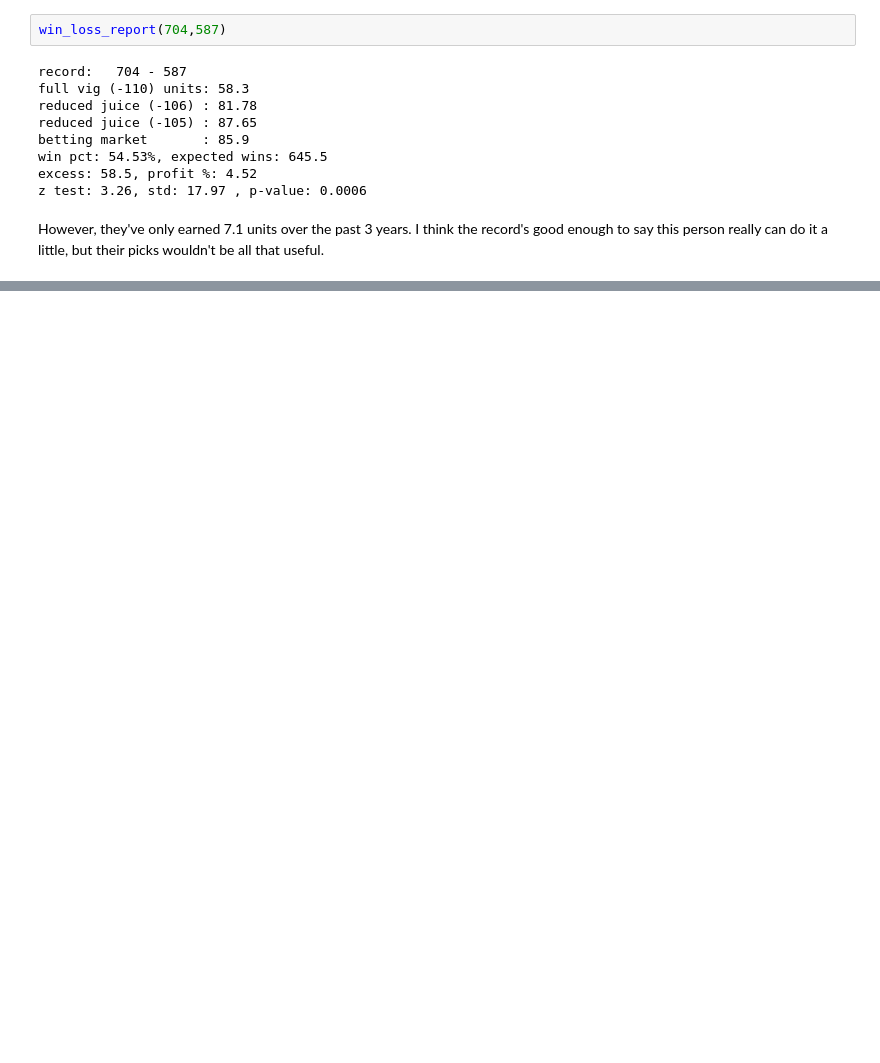
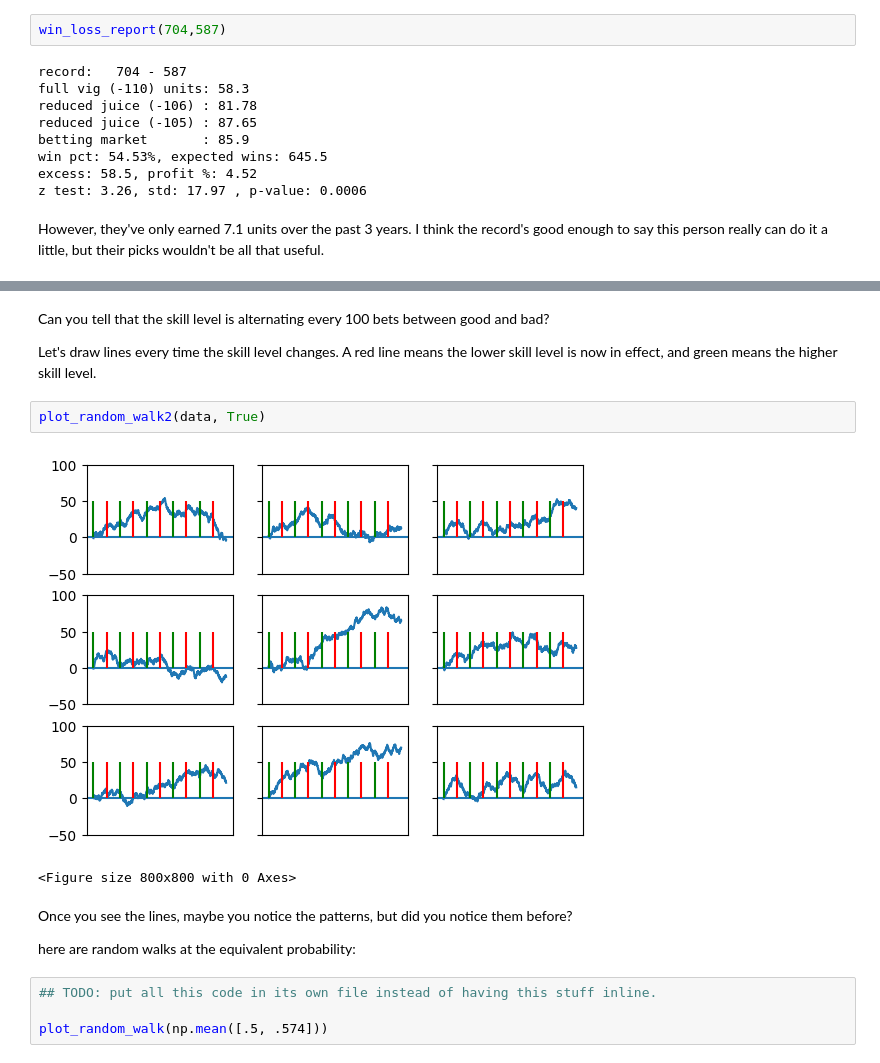
Before and after one commit to csdurfee/book, a Jupyter notebook: ep 7 TOUTS.ipynb, the cells around one changed output, grey strips where cells are left out. Drawn from its saved outputs; the diff is of its cells as text; blank space fills up the shorter version.

```diff
--- a/ep 7 TOUTS.ipynb
+++ b/ep 7 TOUTS.ipynb
@@ -282,0 +369,17 @@ There are 77 NBA touts listed on pyckio. 35 of them have a winning record agains
+# %% [markdown]
+Can you tell that the skill level is alternating every 100 bets between good and bad?
+
+Let's draw lines every time the skill level changes. A red line means the lower skill level is now in effect, and green means the higher skill level.
+# %%
+plot_random_walk2(data, True)
+# %% [output]
+[figure, added]
+<Figure size 800x800 with 0 Axes>
+# %% [markdown]
+Once you see the lines, maybe you notice the patterns, but did you notice them before?
+
+here are random walks at the equivalent probability:
+# %%
+## TODO: put all this code in its own file instead of having this stuff inline.
+
+plot_random_walk(np.mean([.5, .574]))
```
Also changed, not shown: parts of 18 cells of this notebook.
